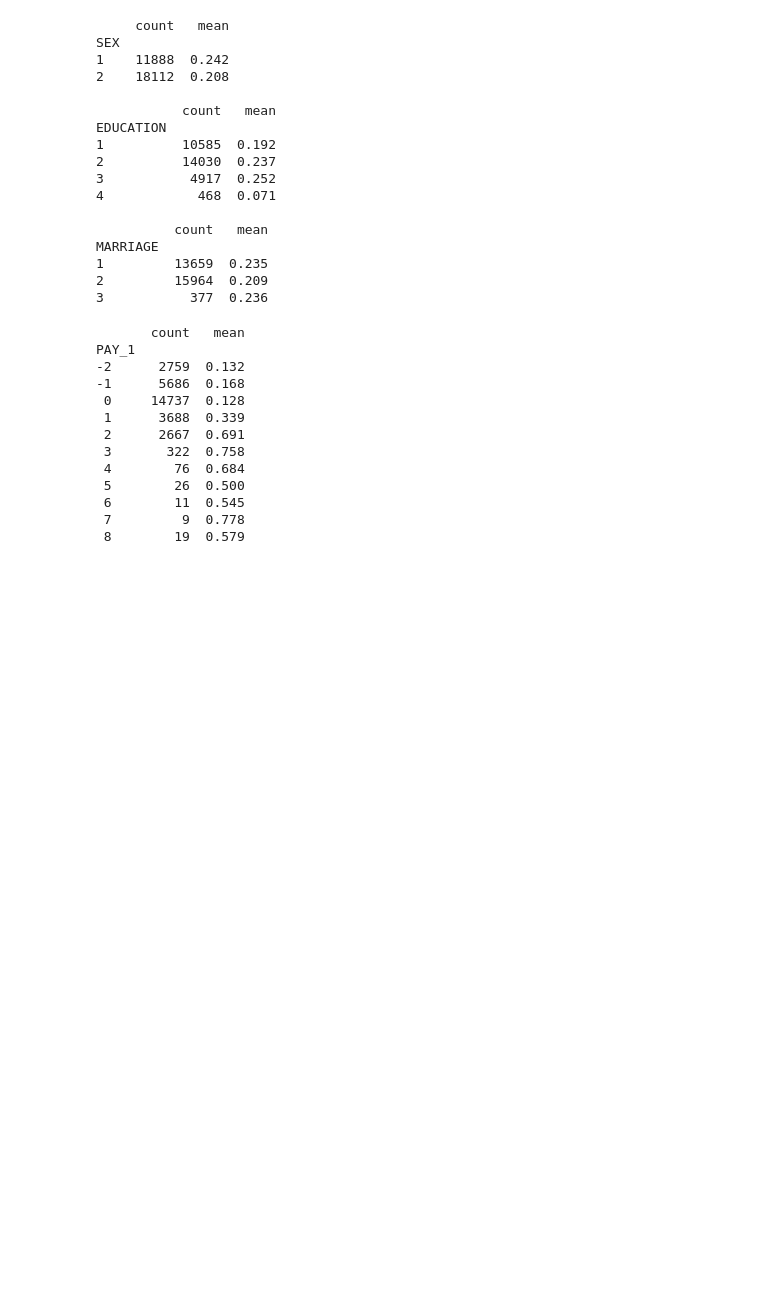
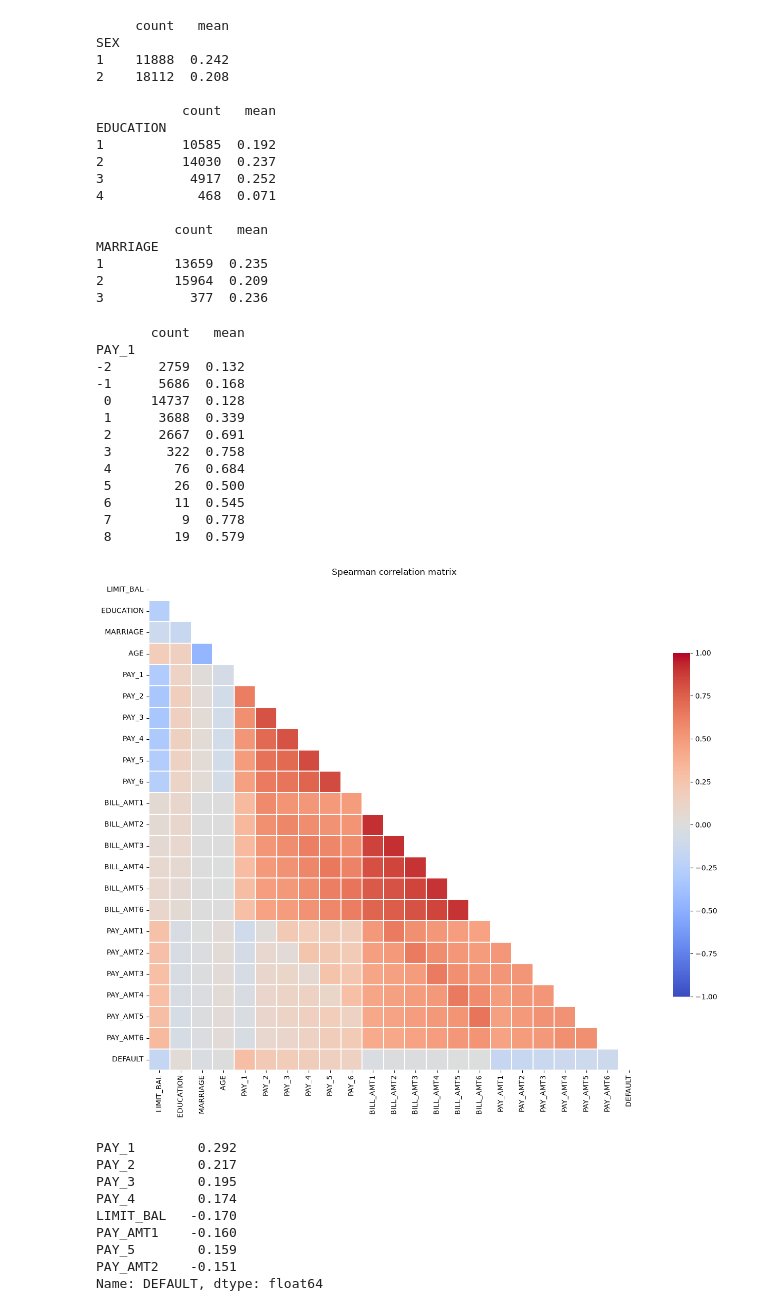
Before and after one commit to xalkidh/credit-risk-project, a Jupyter notebook: notebooks/01_eda.ipynb, the cells around one changed output. Cells and saved outputs as stored; diff of their text form; code cells hidden in the pictures; blank space fills up the shorter version.

Commit message:
Add correlation heatmap and engineered features, retrain models

```diff
--- a/notebooks/01_eda.ipynb
+++ b/notebooks/01_eda.ipynb
@@ -54,3 +54,30 @@ PAY_1
  6        11  0.545
  7         9  0.778
  8        19  0.579
+# %%
+# Correlation heatmap of all numeric columns (Spearman suits the ordinal PAY columns)
+corr = df.drop(columns=["SEX"]).corr(method="spearman")
+
+# Hide the upper triangle to avoid duplicated information
+mask = np.triu(np.ones_like(corr, dtype=bool))
+
+fig, ax = plt.subplots(figsize=(14, 11))
+sns.heatmap(corr, mask=mask, cmap="coolwarm", center=0, vmin=-1, vmax=1,
+            square=True, linewidths=0.3, cbar_kws={"shrink": 0.7}, ax=ax)
+ax.set_title("Spearman correlation matrix")
+plt.tight_layout()
+plt.show()
+
+# Strongest correlations with the target
+print(corr["DEFAULT"].drop("DEFAULT").sort_values(key=abs, ascending=False).round(3).head(8))
+# %% [output]
+[figure, added]
+PAY_1        0.292
+PAY_2        0.217
+PAY_3        0.195
+PAY_4        0.174
+LIMIT_BAL   -0.170
+PAY_AMT1    -0.160
+PAY_5        0.159
+PAY_AMT2    -0.151
+Name: DEFAULT, dtype: float64
```
Also changed, not shown: 1 other file.
